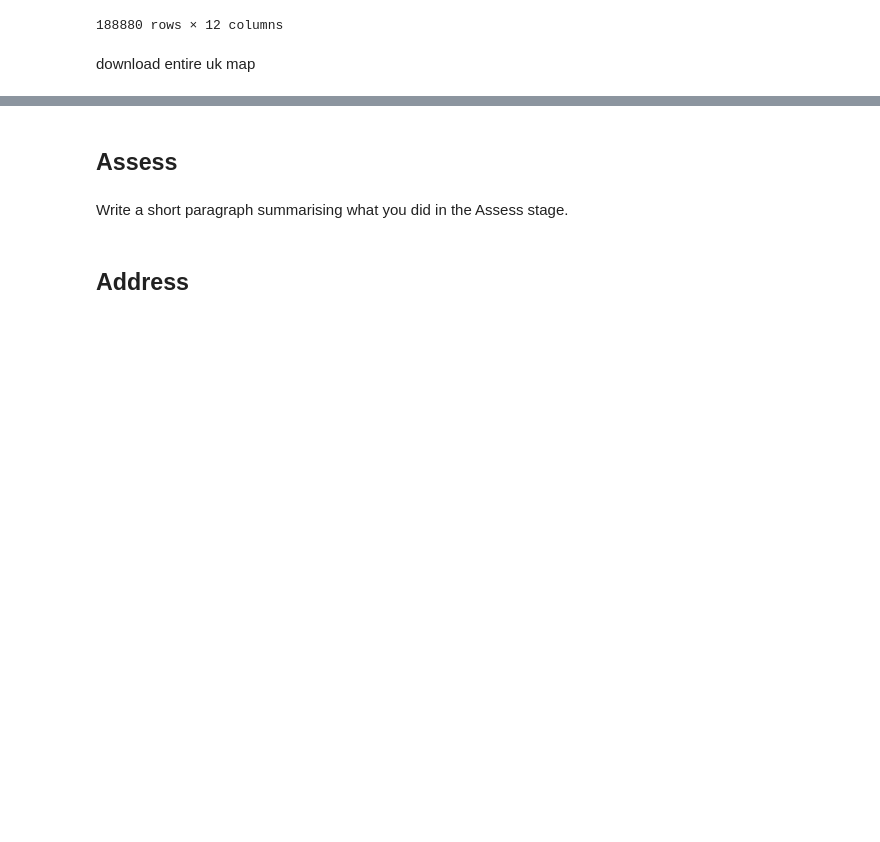
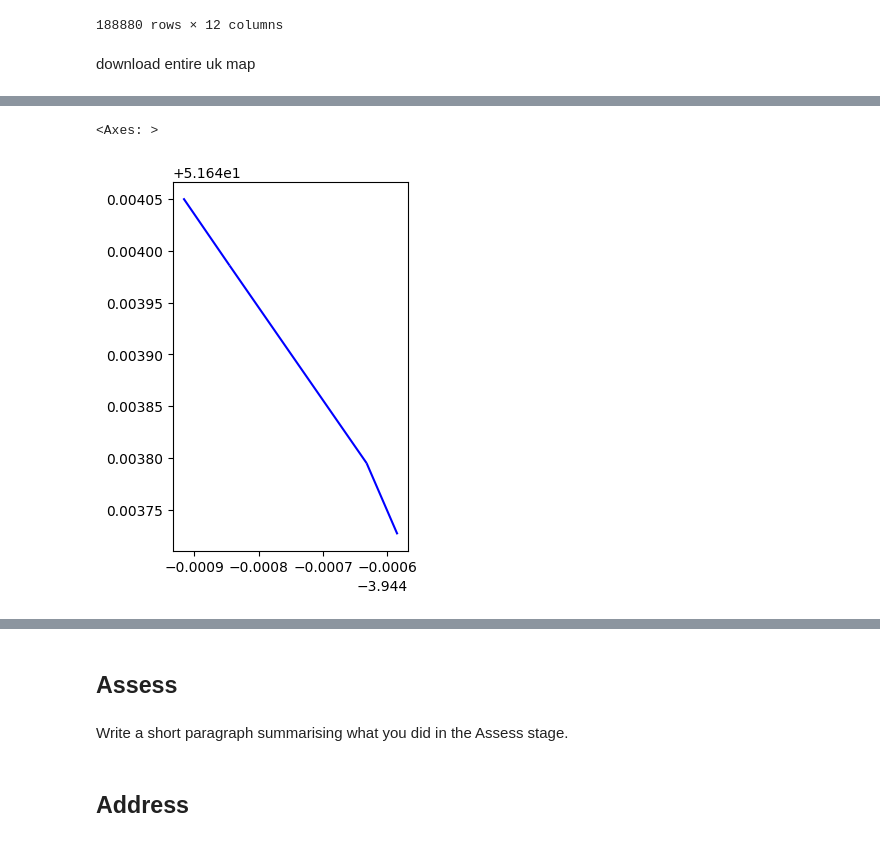
Before and after one commit to Pidongg/pz286_ads_2024, a Jupyter notebook: ads_course_assessment.ipynb, the cells around one changed output, grey strips where cells are left out. Cells and saved outputs as stored; diff of their text form; code cells hidden in the pictures; blank space fills up the shorter version.

```diff
--- a/ads_course_assessment.ipynb
+++ b/ads_course_assessment.ipynb
@@ -494,0 +535,6 @@ Successfully installed cykhash-2.0.1 pyrobuf-0.9.3 pyrosm-0.6.2 python-rapidjson
+# %%
+boundaries = osm.get_boundaries()
+boundaries.plot(facecolor="none", edgecolor="blue")
+# %% [output]
+<Axes: >
+[figure, added]
```
Also changed, not shown: parts of 18 cells of this notebook.
